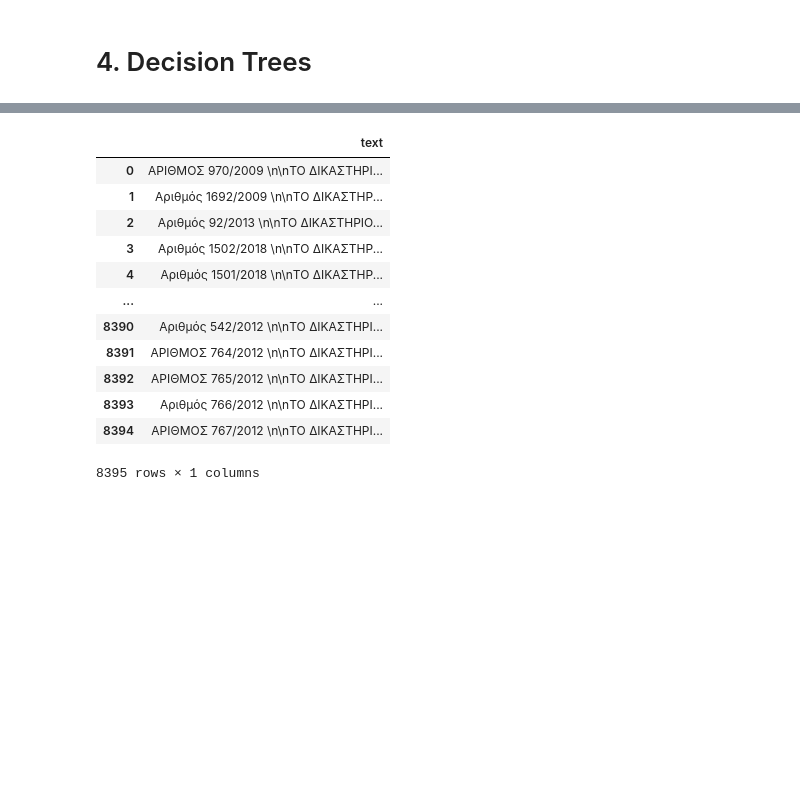
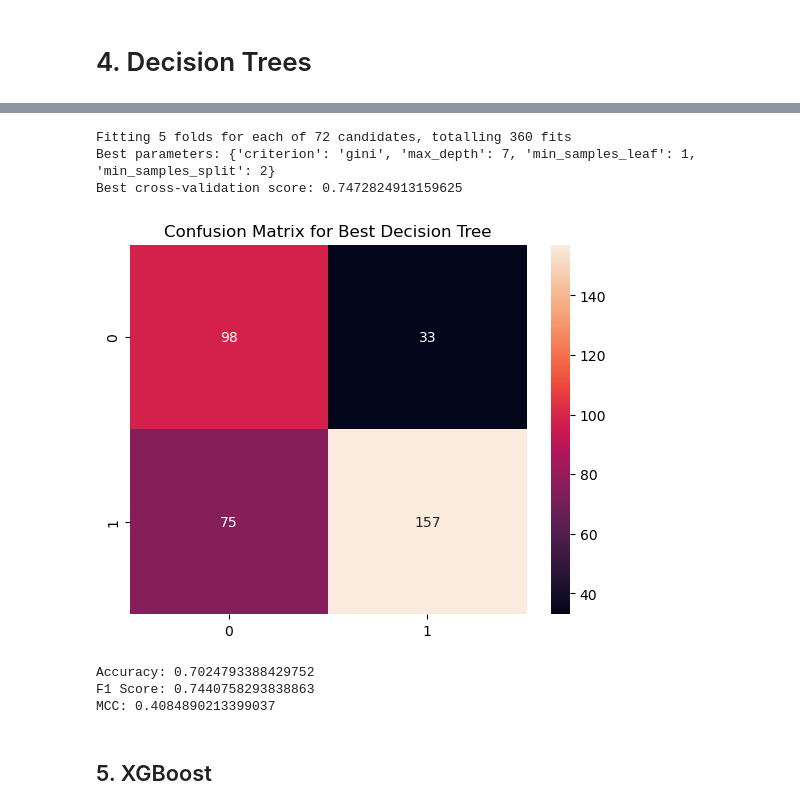
Before and after one commit to kebelouah/decisions_thesis, a Jupyter notebook: word2vec.ipynb, the cells around one changed output, grey strips where cells are left out. Drawn from its saved outputs; the diff is of its cells as text; code cells hidden in the pictures; blank space fills up the shorter version.

```diff
--- a/word2vec.ipynb
+++ b/word2vec.ipynb
@@ -633,16 +636,62 @@ df = df[['text']]
-# %%
-df
-# %% [output]
-|  | text |
-| 0 | ΑΡΙΘΜΟΣ 970/2009 \n\nΤΟ ΔΙΚΑΣΤΗΡΙ... |
-| 1 | Αριθμός 1692/2009 \n\nΤΟ ΔΙΚΑΣΤΗΡ... |
-| 2 | Αριθμός 92/2013 \n\nΤΟ ΔΙΚΑΣΤΗΡΙΟ... |
-| 3 | Αριθμός 1502/2018 \n\nΤΟ ΔΙΚΑΣΤΗΡ... |
-| 4 | Αριθμός 1501/2018 \n\nΤΟ ΔΙΚΑΣΤΗΡ... |
-| ... | ... |
-| 8390 | Αριθμός 542/2012 \n\nΤΟ ΔΙΚΑΣΤΗΡΙ... |
-| 8391 | ΑΡΙΘΜΟΣ 764/2012 \n\nΤΟ ΔΙΚΑΣΤΗΡΙ... |
-| 8392 | ΑΡΙΘΜΟΣ 765/2012 \n\nΤΟ ΔΙΚΑΣΤΗΡΙ... |
-| 8393 | Αριθμός 766/2012 \n\nΤΟ ΔΙΚΑΣΤΗΡΙ... |
-| 8394 | ΑΡΙΘΜΟΣ 767/2012 \n\nΤΟ ΔΙΚΑΣΤΗΡΙ... |
-8395 rows × 1 columns
+# %%
+from sklearn.model_selection import GridSearchCV
+
+# Define parameter grid
+param_grid = {
+    'max_depth': [3, 5, 7, 10],
+    'min_samples_split': [2, 5, 10],
+    'min_samples_leaf': [1, 2, 4],
+    'criterion': ['gini', 'entropy']
+}
+
+# Initialize Decision Tree classifier
+dt = DecisionTreeClassifier(random_state=42)
+
+# Initialize GridSearchCV
+grid_search = GridSearchCV(estimator=dt,
+                          param_grid=param_grid,
+                          cv=5,
+                          scoring='f1',
+                          n_jobs=-1,
+                          verbose=1)
+
+# Fit the grid search
+grid_search.fit(X_train, y_train)
+
+# Print best parameters and score
+print("Best parameters:", grid_search.best_params_)
+print("Best cross-validation score:", grid_search.best_score_)
+
+# Get best model
+best_dt = grid_search.best_estimator_
+
+# Make predictions with best model
+y_pred = best_dt.predict(X_test)
+
+# Confusion matrix
+cm = confusion_matrix(y_test, y_pred)
+sns.heatmap(cm, annot=True, fmt='d')
+plt.title('Confusion Matrix for Best Decision Tree')
+plt.show()
+
+# Print Accuracy
+accuracy = best_dt.score(X_test, y_test)
+print(f'Accuracy: {accuracy}')
+
+# Calculate and print F1 Score
+f1 = f1_score(y_test, y_pred)
+print(f'F1 Score: {f1}')
+
+# Calculate and print Matthews Correlation Coefficient (MCC)
+mcc = matthews_corrcoef(y_test, y_pred)
+print(f'MCC: {mcc}')
+# %% [output]
+Fitting 5 folds for each of 72 candidates, totalling 360 fits
+Best parameters: {'criterion': 'gini', 'max_depth': 7, 'min_samples_leaf': 1, 'min_samples_split': 2}
+Best cross-validation score: 0.7472824913159625
+[figure, added]
+Accuracy: 0.7024793388429752
+F1 Score: 0.7440758293838863
+MCC: 0.4084890213399037
+# %% [markdown]
+## 5. XGBoost
```
Also changed, not shown: parts of 16 cells of this notebook, 10 other files.
